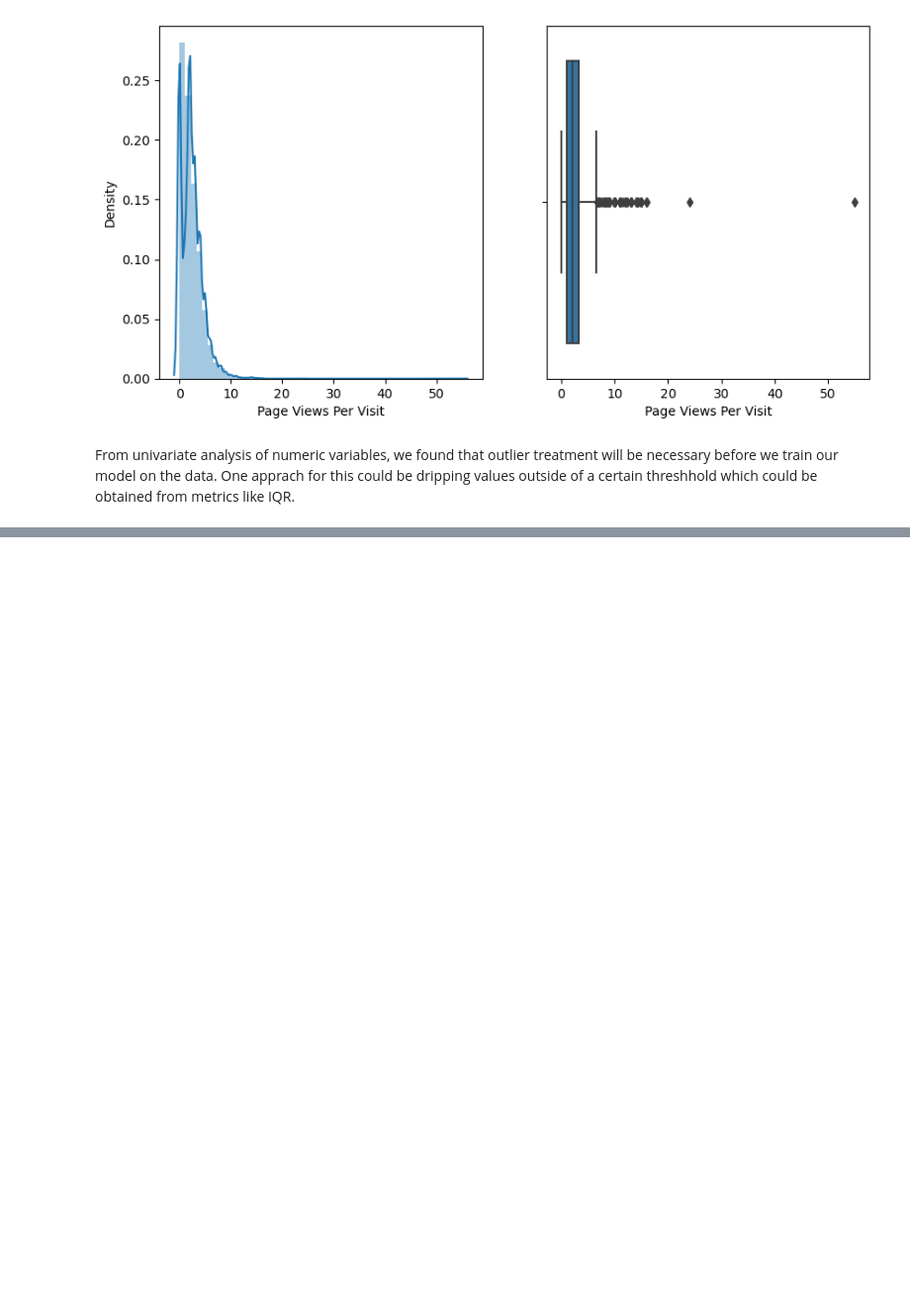
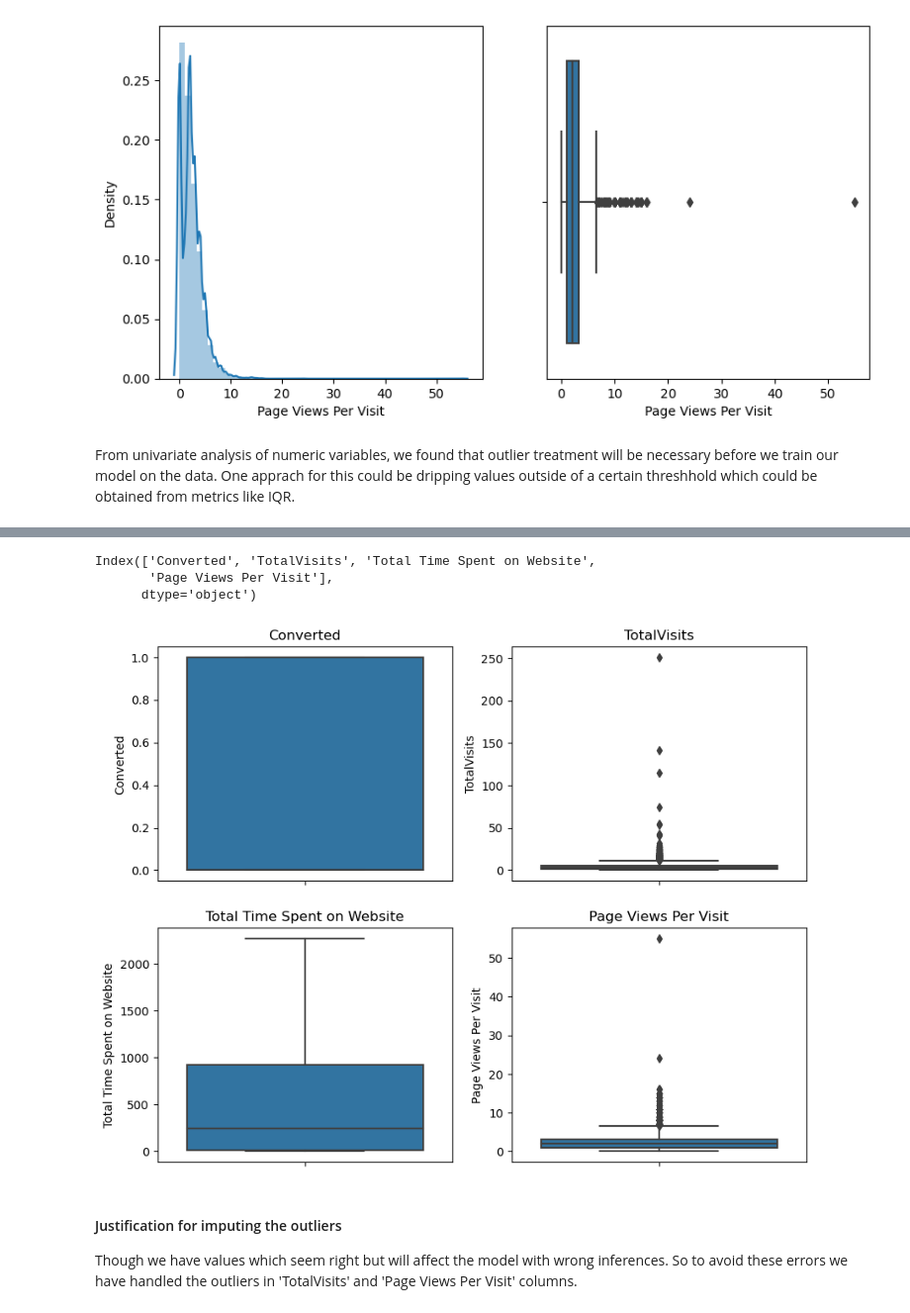
Before and after one commit to tthakur2015/Lead-Scoring-Logistic-Regression-Model, a Jupyter notebook: Case Study Notebook.ipynb, the cells around one changed output, grey strips where cells are left out. Shown at 99% size. Drawn from its saved outputs; the diff is of its cells as text; code cells hidden in the pictures; blank space fills up the shorter version.

```diff
--- a/Case Study Notebook.ipynb
+++ b/Case Study Notebook.ipynb
@@ -411,0 +441,17 @@ posx and posy should be finite values
+# %%
+numeric_cols=raw_data.select_dtypes(include = "number").columns
+numeric_cols
+# %% [output]
+Index(['Converted', 'TotalVisits', 'Total Time Spent on Website',
+       'Page Views Per Visit'],
+      dtype='object')
+# %%
+plt.figure(figsize=(10,8))
+for i,col in enumerate(numeric_cols):
+    plt.subplot(2,2,i+1)
+    sns.boxplot(y=raw_data[col])
+    plt.title(col)
+    plt.ylabel=''
+plt.show()
+# %% [output]
+[figure, added]
@@ -411,0 +466,3 @@ posx and posy should be finite values
+# %% [markdown]
+#### Justification for imputing the outliers
+Though we have values which seem right but will affect the model with wrong inferences. So to avoid these errors we have handled the outliers in 'TotalVisits' and 'Page Views Per Visit' columns.
```
Also changed, not shown: parts of 9 cells of this notebook.
